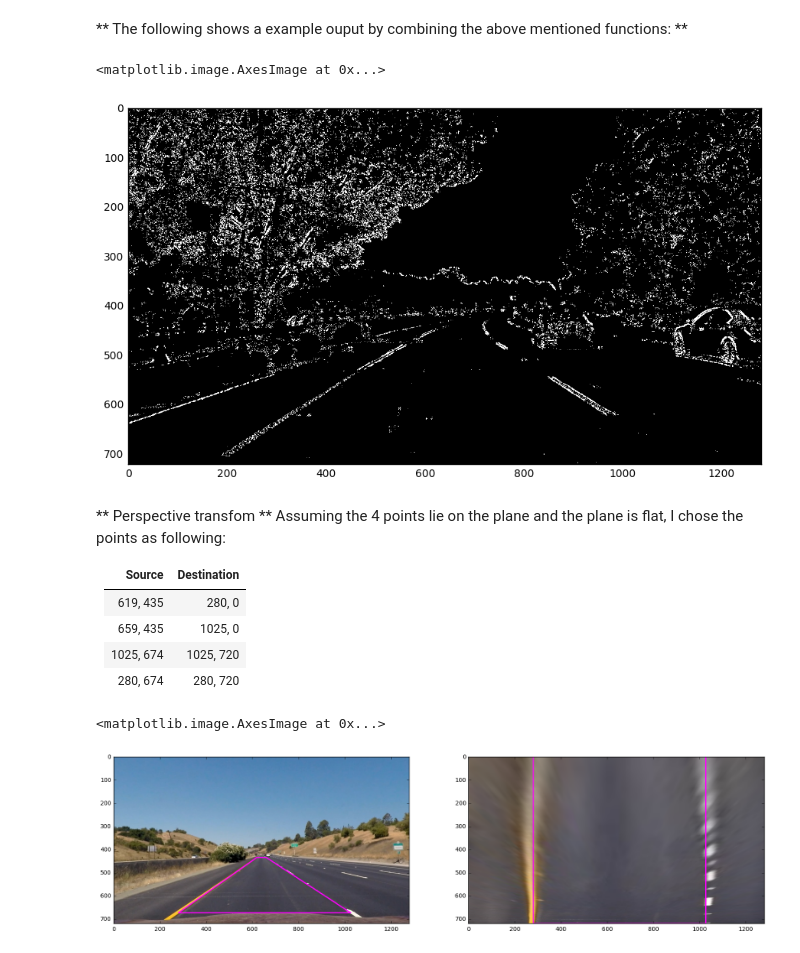
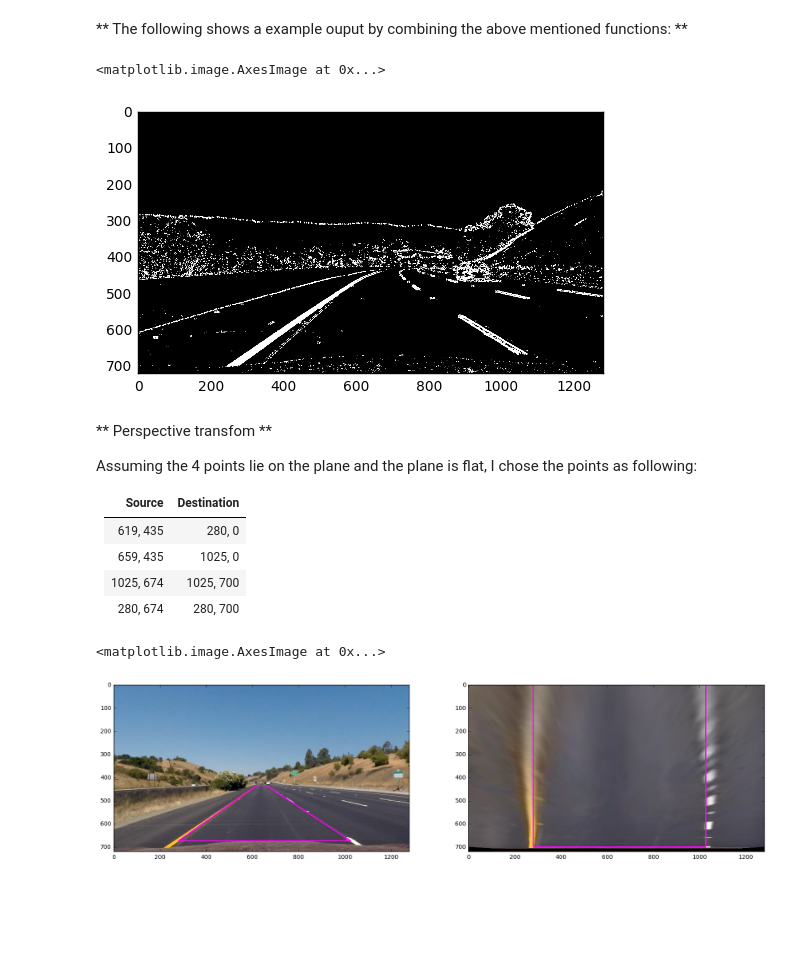
Before and after one commit to ab1153/CarND-Advanced-Lane-Lines, a Jupyter notebook: writeup.ipynb, the cells around one changed output. Saved outputs shown, nothing was run; the diff lists cells and outputs as text; code cells hidden in the pictures; blank space fills up the shorter version.

```diff
--- a/writeup.ipynb
+++ b/writeup.ipynb
@@ -60,60 +59,57 @@ I combined the color transform and gradient filter and thresholded the output to
 # %% [markdown]
 ** The following shows a example ouput by combining the above mentioned functions: **
 # %%
-from process import undistort, sobel_abs, sobel_dir, thresh
+from preprocess import undistort, sobel_abs, sobel_dir, thresh
 
-filename = 'test_images/test5.jpg'
+filename = 'test_images/test3.jpg'
 img = cv2.imread(filename)
 undist_img = undistort(img, dist, mtx)
+
 hls = cv2.cvtColor(undist_img, cv2.COLOR_RGB2HLS)
 saturation = hls[...,2]
 gray = cv2.cvtColor(undist_img, cv2.COLOR_RGB2GRAY)
-gradx = sobel_abs(gray, (20,255), 3)
-grady = sobel_abs(gray, (20,255), 3, (0,1))
-dir_bin = sobel_dir(gray,(0.5,1.0),3)
+gradx = sobel_abs(gray, (10,255), 5)
+grady = sobel_abs(gray, (10,255), 5, (0,1))
 sat_bin = thresh(saturation, (180,255))
 
-combined = np.zeros_like(dir_bin)
-cond = ( (sat_bin == 1) & (dir_bin == 1) ) | ( (gradx == 1) & (grady == 1) )
+
+combined = np.zeros_like(sat_bin)
+cond = ( (sat_bin == 1) | ((gradx == 1) & (grady==1))  )
 combined[cond] = 1
-plt.figure(figsize=(20,6))
 plt.imshow(combined, cmap='gray')
 # %% [output]
 <matplotlib.image.AxesImage at 0x...>
-[figure, old version]
+[figure, new version]
 # %% [markdown]
 ** Perspective transfom **
+
 Assuming the 4 points lie on the plane and the plane is flat, I chose the points as following:
 
 Source|Destination
 ---|---
- 619, 435 | 280, 0
- 659, 435 | 1025, 0
- 1025, 674| 1025, 720
- 280, 674| 280, 720
+619, 435|280, 0
+659, 435|1025, 0
+1025, 674|1025, 700
+280, 674|280, 700
 # %%
-src = np.float32([[619,435],[659,435],[1025,674],[280,674]])
-dst = np.float32([[280,0],[1025,0],[1025,720],[280,720]])
+from preprocess import pers_transform, src, dst
 
 filename = 'test_images/straight_lines1.jpg'
 img = cv2.imread(filename)
-undist_img = undistort(img, dist, mtx)
+undist_straight = undistort(img, dist, mtx)
 
-transform = cv2.getPerspectiveTransform(src, dst)
-warp = cv2.warpPerspective(undist_img, transform, combined.shape[::-1], flags=cv2.INTER_LINEAR)
 
-undist_img_drawn = np.copy(undist_img)
+warp = cv2.warpPerspective(undist_straight, pers_transform, combined.shape[::-1], flags=cv2.INTER_LINEAR)
+
+undist_img_drawn = np.copy(undist_straight)
 cv2.polylines(undist_img_drawn, [src.astype(np.int32)], True, (255,0,255), 3)
-
 warp_drawn = np.copy(warp)
 cv2.polylines(warp_drawn, [dst.astype(np.int32)], True, (255,0,255), 3)
-
 plt.figure(figsize=(20,6))
 ax1 = plt.subplot(121)
 ax1.imshow(undist_img_drawn)
-
 ax2 = plt.subplot(122)
 ax2.imshow(warp_drawn)
 # %% [output]
 <matplotlib.image.AxesImage at 0x...>
-[figure, old version]
+[figure, new version]
```
Also changed, not shown: parts of 9 cells of this notebook, 4 other files.
